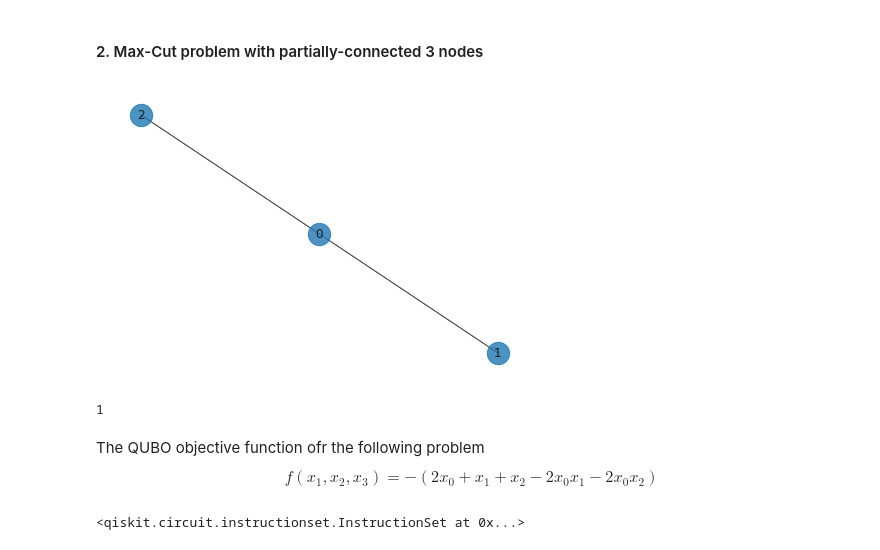
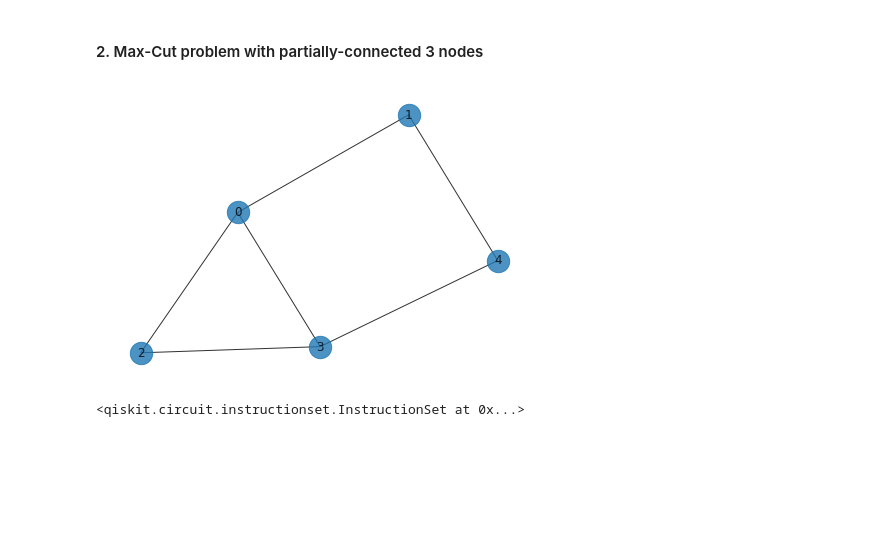
Before and after one commit to speQtrum/QulabsWorkspace-Rajarshi, a Jupyter notebook: QuantumDictionary.ipynb, the cells around one changed output. Saved outputs shown, nothing was run; the diff lists cells and outputs as text; code cells hidden in the pictures; blank space fills up the shorter version.

```diff
--- a/QuantumDictionary.ipynb
+++ b/QuantumDictionary.ipynb
@@ -521,18 +575,9 @@ plot_histogram(counts)
 #### 2. Max-Cut problem with partially-connected 3 nodes
 # %%
 graph2 = nx.Graph()
-graph2.add_nodes_from([0,1,2])
-graph2.add_edges_from([(0,1),(0,2)])
+graph2.add_nodes_from([0,1,2,3,4])
+graph2.add_edges_from([(0,1),(0,2),(0,3),(3,4),(4,1),(2,3)])
 
 nx.draw(graph2, with_labels= True, alpha= 0.8, node_size= 500)
 # %% [output]
-[figure, old version]
+[figure, new version]
-# %%
-# list(graph2.adjacency())[0]
-list(graph2.edges())[0][1]
-# %% [output]
-1
-# %% [markdown]
-The QUBO objective function ofr the following problem
-$$  f(x_1, x_2, x_3) = -( 2 x_0 + x_1 + x_2 - 2 x_0 x_1 - 2 x_0 x_2)
-$$
```
Also changed, not shown: parts of 23 cells of this notebook.
